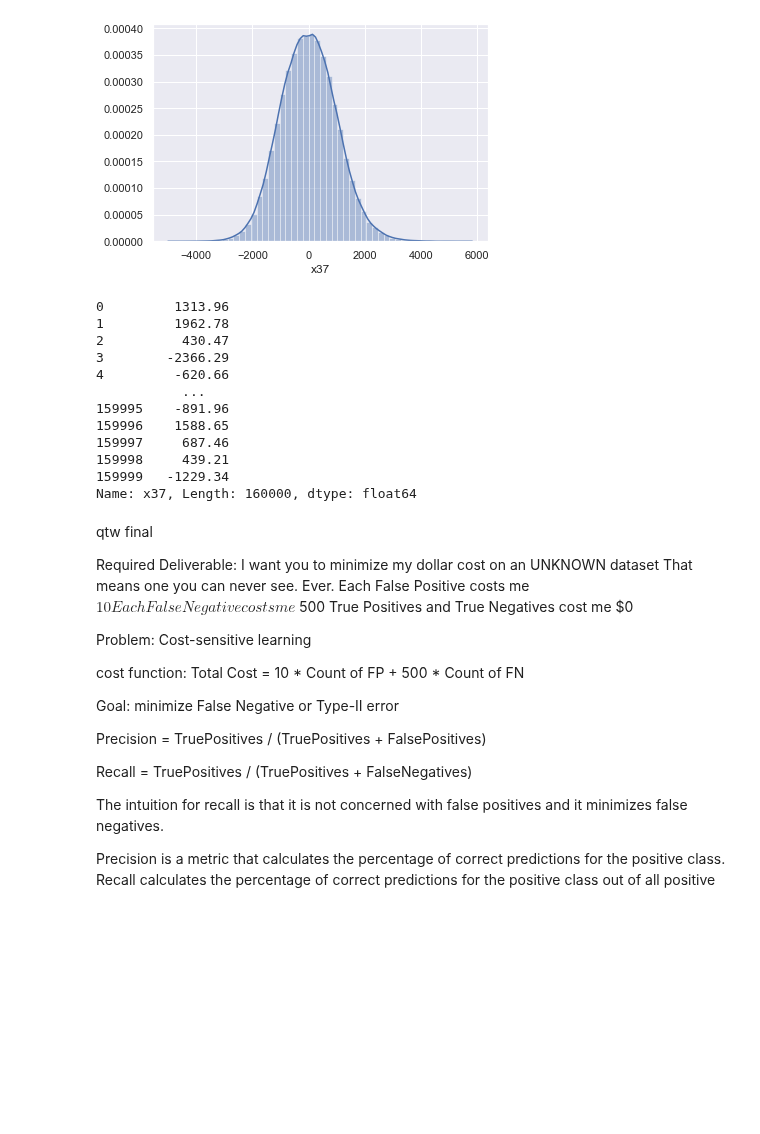
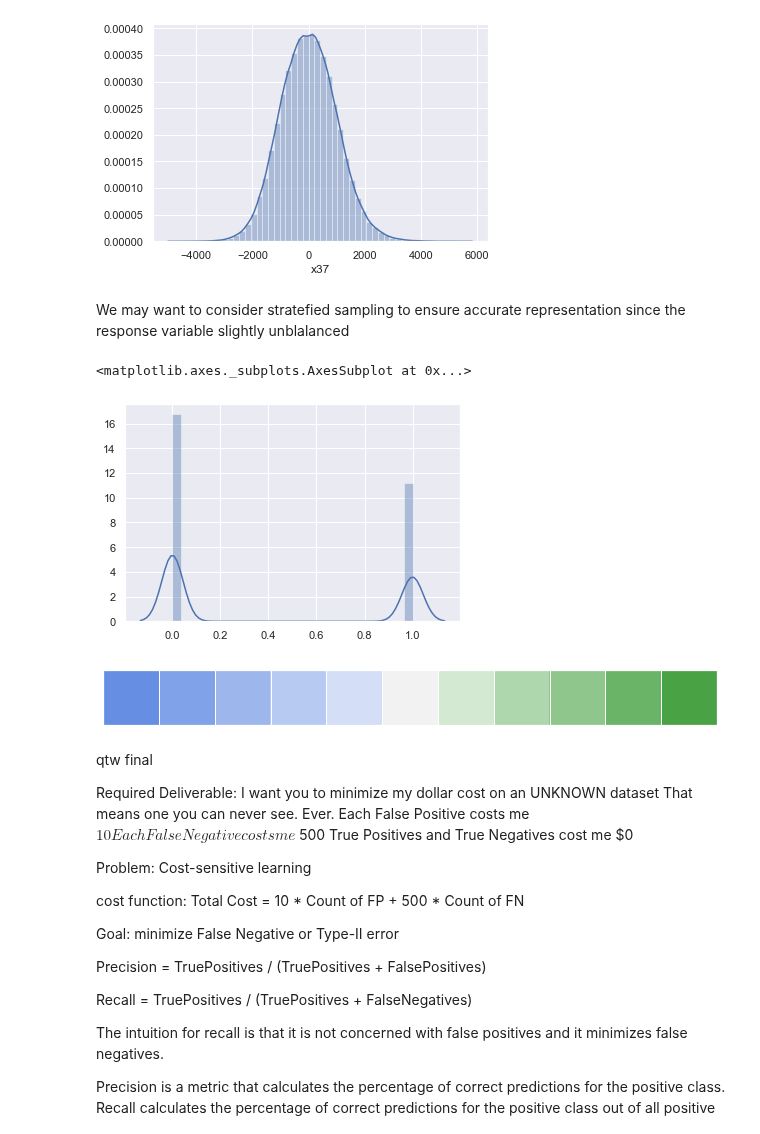
Before and after one commit to davxdan/Quantifying-The-World, a Jupyter notebook: Final/lJiang_kRollins_dDavieauCaseStudyQTWFinal.ipynb, the cells around one changed output. Drawn from its saved outputs; the diff is of its cells as text; code cells hidden in the pictures; blank space fills up the shorter version.

```diff
--- a/Final/lJiang_kRollins_dDavieauCaseStudyQTWFinal.ipynb
+++ b/Final/lJiang_kRollins_dDavieauCaseStudyQTWFinal.ipynb
@@ -146,21 +147,17 @@ sns.distplot(df_continuousVariables['x37'])
 # %% [output]
 <matplotlib.axes._subplots.AxesSubplot at 0x...>
 [figure]
-# %%
-df_continuousVariables['x37']
-# %% [output]
-0         1313.96
-1         1962.78
-2          430.47
-3        -2366.29
-4         -620.66
-           ...
-159995    -891.96
-159996    1588.65
-159997     687.46
-159998     439.21
-159999   -1229.34
-Name: x37, Length: 160000, dtype: float64
+# %% [markdown]
+We may want to consider stratefied sampling to ensure accurate representation since the response variable slightly unblalanced
+# %%
+sns.distplot(df_responseVariable)
+# %% [output]
+<matplotlib.axes._subplots.AxesSubplot at 0x...>
+[figure, added]
+# %%
+sns.palplot(sns.diverging_palette(255, 127, l=60, n=11, center="light"))
+# %% [output]
+[figure, added]
 # %% [markdown]
 qtw final
 
```
Also changed, not shown: parts of 2 cells of this notebook.
